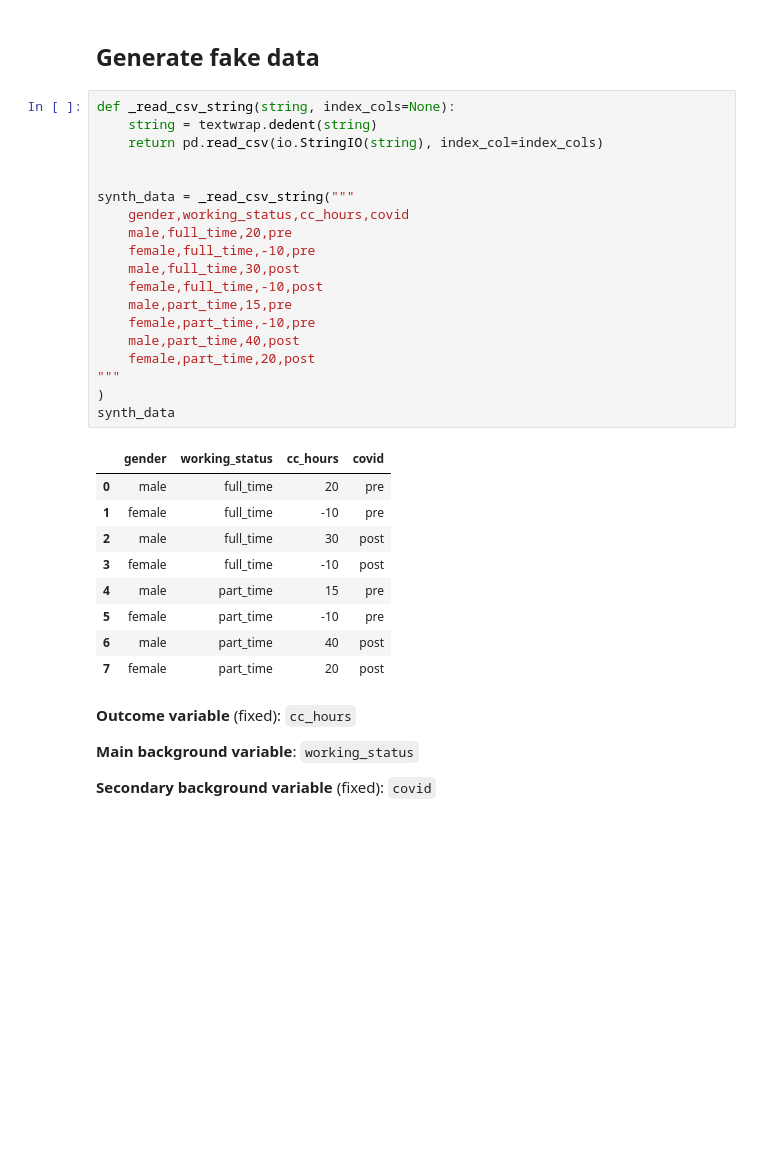
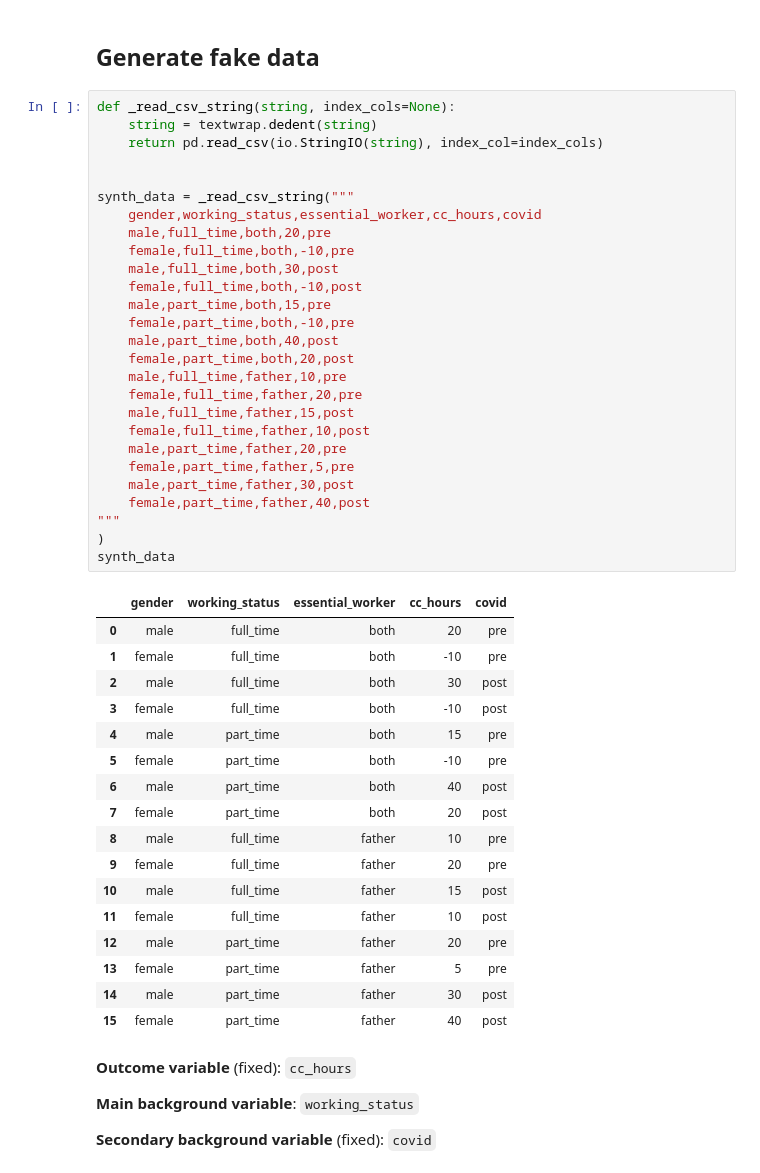
Before and after one commit to SofiaBadini/boxplot-development, a Jupyter notebook: boxplot.ipynb, the cells around one changed output. Drawn from its saved outputs; the diff is of its cells as text; blank space fills up the shorter version.

```diff
--- a/boxplot.ipynb
+++ b/boxplot.ipynb
@@ -29,32 +29,48 @@ Loading BokehJS ...
 # %%
 def _read_csv_string(string, index_cols=None):
     string = textwrap.dedent(string)
     return pd.read_csv(io.StringIO(string), index_col=index_cols)
 
 
 synth_data = _read_csv_string("""
-    gender,working_status,cc_hours,covid
-    male,full_time,20,pre
-    female,full_time,-10,pre
-    male,full_time,30,post
-    female,full_time,-10,post
-    male,part_time,15,pre
-    female,part_time,-10,pre
-    male,part_time,40,post
-    female,part_time,20,post
+    gender,working_status,essential_worker,cc_hours,covid
+    male,full_time,both,20,pre
+    female,full_time,both,-10,pre
+    male,full_time,both,30,post
+    female,full_time,both,-10,post
+    male,part_time,both,15,pre
+    female,part_time,both,-10,pre
+    male,part_time,both,40,post
+    female,part_time,both,20,post
+    male,full_time,father,10,pre
+    female,full_time,father,20,pre
+    male,full_time,father,15,post
+    female,full_time,father,10,post
+    male,part_time,father,20,pre
+    female,part_time,father,5,pre
+    male,part_time,father,30,post
+    female,part_time,father,40,post
 """
 )
 synth_data
 # %% [output]
-|  | gender | working_status | cc_hours | covid |
-| 0 | male | full_time | 20 | pre |
-| 1 | female | full_time | -10 | pre |
-| 2 | male | full_time | 30 | post |
-| 3 | female | full_time | -10 | post |
-| 4 | male | part_time | 15 | pre |
-| 5 | female | part_time | -10 | pre |
-| 6 | male | part_time | 40 | post |
-| 7 | female | part_time | 20 | post |
+|  | gender | working_status | essential_worker | cc_hours | covid |
+| 0 | male | full_time | both | 20 | pre |
+| 1 | female | full_time | both | -10 | pre |
+| 2 | male | full_time | both | 30 | post |
+| 3 | female | full_time | both | -10 | post |
+| 4 | male | part_time | both | 15 | pre |
+| 5 | female | part_time | both | -10 | pre |
+| 6 | male | part_time | both | 40 | post |
+| 7 | female | part_time | both | 20 | post |
+| 8 | male | full_time | father | 10 | pre |
+| 9 | female | full_time | father | 20 | pre |
+| 10 | male | full_time | father | 15 | post |
+| 11 | female | full_time | father | 10 | post |
+| 12 | male | part_time | father | 20 | pre |
+| 13 | female | part_time | father | 5 | pre |
+| 14 | male | part_time | father | 30 | post |
+| 15 | female | part_time | father | 40 | post |
 # %% [markdown]
 **Outcome variable** (fixed): `cc_hours`
 
```
Also changed, not shown: parts of 6 cells of this notebook.
